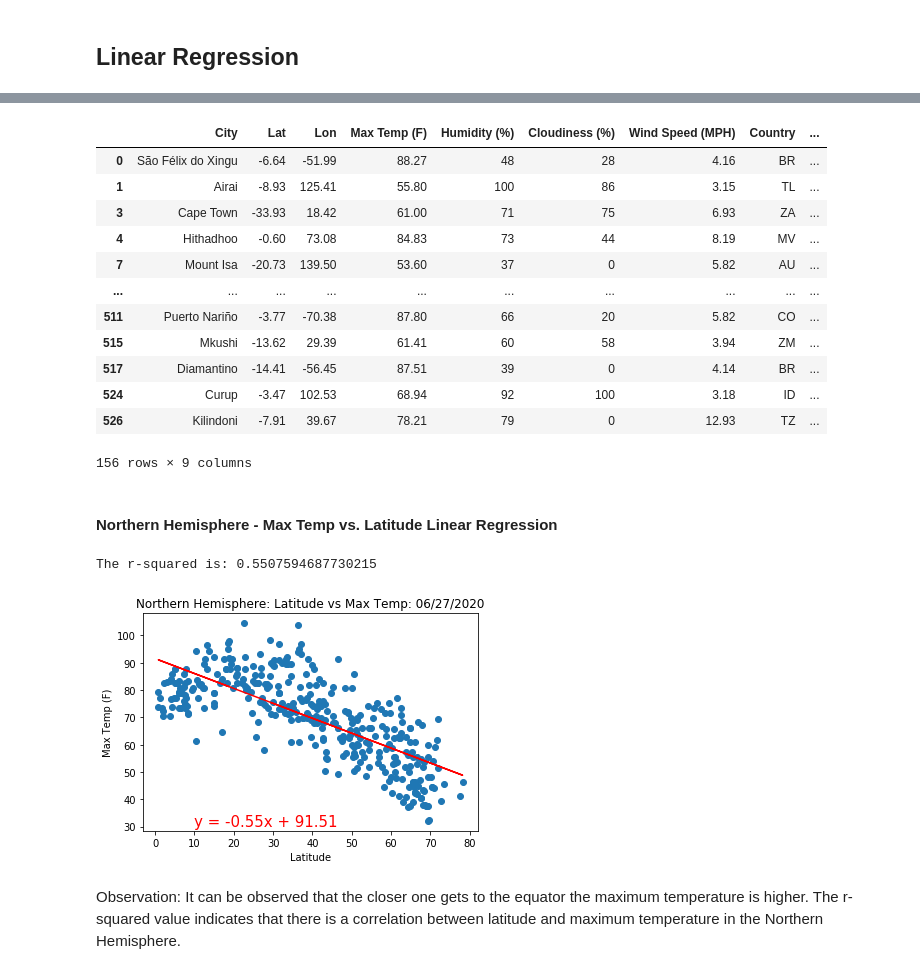
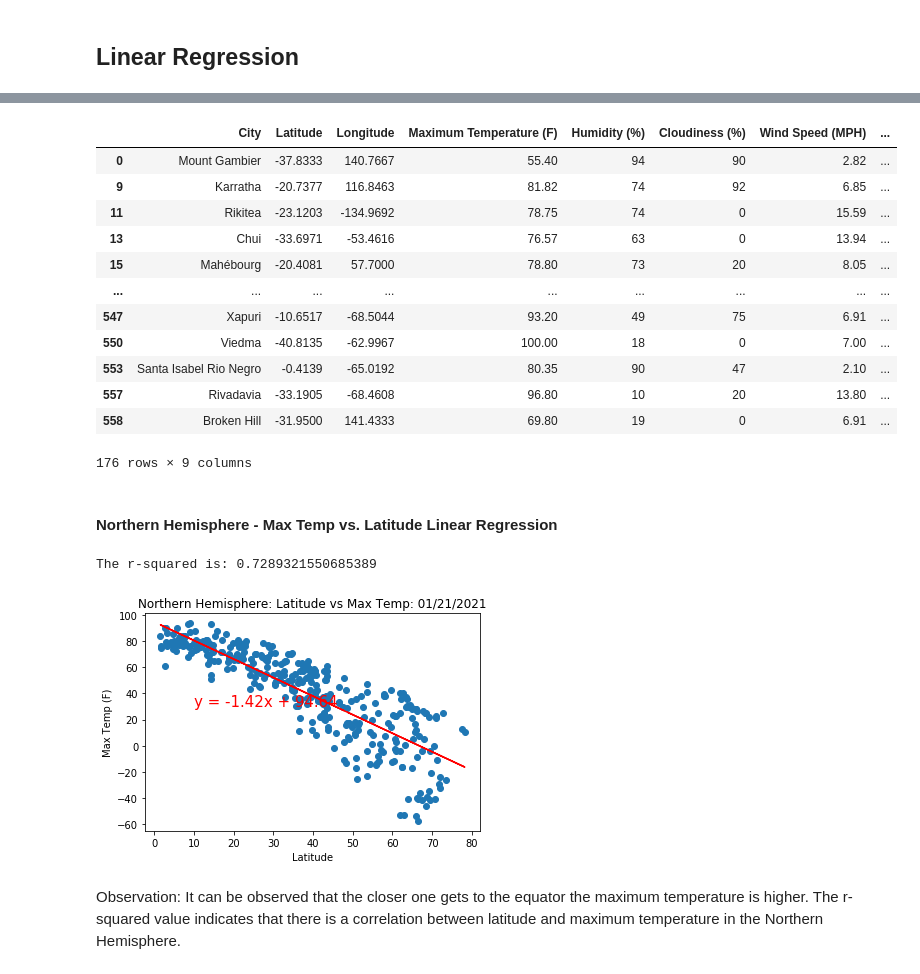
Before and after one commit to swillia75/Latitude_effect_on_weather_conditions_using_pythonapi, a Jupyter notebook: code/WeatherPy.ipynb, the cells around one changed output, grey strips where cells are left out. Cells and saved outputs as stored; diff of their text form; code cells hidden in the pictures.

Commit message:
updated hemispheres vs max temp

```diff
--- a/code/WeatherPy.ipynb
+++ b/code/WeatherPy.ipynb
@@ -381,8 +381,8 @@ The code is analyzing the relationship between cities latitude and their wind sp
 # %%
 # Create Northern and Southern Hemisphere DataFrames
 
-Northern_Hemisphere = weather_data.loc[weather_data["Lat"] > 0]
-Southern_Hemisphere = weather_data.loc[weather_data["Lat"] < 0]
+Northern_Hemisphere = Cleaned_weather_data.loc[Cleaned_weather_data["Latitude"] > 0]
+Southern_Hemisphere = Cleaned_weather_data.loc[Cleaned_weather_data["Latitude"] < 0]
 
 Northern_Hemisphere
 # %% [output]
@@ -402,43 +402,56 @@ Northern_Hemisphere
 # %%
 Southern_Hemisphere
 # %% [output]
-|  | City | Lat | Lon | Max Temp (F) | Humidity (%) | Cloudiness (%) | Wind Speed (MPH) | Country | ... |
-| 0 | São Félix do Xingu | -6.64 | -51.99 | 88.27 | 48 | 28 | 4.16 | BR | ... |
-| 1 | Airai | -8.93 | 125.41 | 55.80 | 100 | 86 | 3.15 | TL | ... |
-| 3 | Cape Town | -33.93 | 18.42 | 61.00 | 71 | 75 | 6.93 | ZA | ... |
-| 4 | Hithadhoo | -0.60 | 73.08 | 84.83 | 73 | 44 | 8.19 | MV | ... |
-| 7 | Mount Isa | -20.73 | 139.50 | 53.60 | 37 | 0 | 5.82 | AU | ... |
-| ... | ... | ... | ... | ... | ... | ... | ... | ... | ... |
-| 511 | Puerto Nariño | -3.77 | -70.38 | 87.80 | 66 | 20 | 5.82 | CO | ... |
-| 515 | Mkushi | -13.62 | 29.39 | 61.41 | 60 | 58 | 3.94 | ZM | ... |
-| 517 | Diamantino | -14.41 | -56.45 | 87.51 | 39 | 0 | 4.14 | BR | ... |
-| 524 | Curup | -3.47 | 102.53 | 68.94 | 92 | 100 | 3.18 | ID | ... |
-| 526 | Kilindoni | -7.91 | 39.67 | 78.21 | 79 | 0 | 12.93 | TZ | ... |
+|  | City | Latitude | Longitude | Maximum Temperature (F) | Humidity (%) | Cloudiness (%) | Wind Speed (MPH) | ... |
+| 0 | Mount Gambier | -37.8333 | 140.7667 | 55.40 | 94 | 90 | 2.82 | ... |
+| 9 | Karratha | -20.7377 | 116.8463 | 81.82 | 74 | 92 | 6.85 | ... |
+| 11 | Rikitea | -23.1203 | -134.9692 | 78.75 | 74 | 0 | 15.59 | ... |
+| 13 | Chui | -33.6971 | -53.4616 | 76.57 | 63 | 0 | 13.94 | ... |
+| 15 | Mahébourg | -20.4081 | 57.7000 | 78.80 | 73 | 20 | 8.05 | ... |
+| ... | ... | ... | ... | ... | ... | ... | ... | ... |
+| 547 | Xapuri | -10.6517 | -68.5044 | 93.20 | 49 | 75 | 6.91 | ... |
+| 550 | Viedma | -40.8135 | -62.9967 | 100.00 | 18 | 0 | 7.00 | ... |
+| 553 | Santa Isabel Rio Negro | -0.4139 | -65.0192 | 80.35 | 90 | 47 | 2.10 | ... |
+| 557 | Rivadavia | -33.1905 | -68.4608 | 96.80 | 10 | 20 | 13.80 | ... |
+| 558 | Broken Hill | -31.9500 | 141.4333 | 69.80 | 19 | 0 | 6.91 | ... |
-156 rows × 9 columns
+176 rows × 9 columns
 # %% [markdown]
 ####  Northern Hemisphere - Max Temp vs. Latitude Linear Regression
 # %%
 # Build a scatter plot for each data type
-#plt.scatter(Northern_Hemisphere["Lat"], Northern_Hemisphere["Max Temp (F)"], marker="o")
+# Print out the r-squared value along with the plot.
 
-# Print out the r-squared value along with the plot.
-x_values = Northern_Hemisphere["Lat"]
-y_values = Northern_Hemisphere["Max Temp (F)"]
+#Set parameters for Linear Regression
+
+x_values = Northern_Hemisphere["Latitude"]
+y_values = Northern_Hemisphere["Maximum Temperature (F)"]
 (slope, intercept, rvalue, pvalue, stderr) = linregress(x_values, y_values)
 regress_values = x_values * slope + intercept
 line_eq = "y = " + str(round(slope,2)) + "x + " + str(round(intercept,2))
+
+#Create scatter plot
+
 plt.scatter(x_values,y_values)
+
+#create regression line
+
 plt.plot(x_values,regress_values,"r-")
 plt.annotate(line_eq,(10,30),fontsize=15,color="red")
+
+# Create labels for plot
+
 plt.title("Northern Hemisphere: Latitude vs Max Temp:" + " " + date_of_analysis)
 plt.xlabel('Latitude')
 plt.ylabel('Max Temp (F)')
+
+#Print r^2 value
+
 print(f"The r-squared is: {rvalue**2}")
 plt.savefig("Northern Hemisphere: Latitude vs Max Temp.png")
 plt.show()
 # %% [output]
-The r-squared is: 0.5507594687730215
+The r-squared is: 0.7289321550685389
-[figure, old version]
+[figure, new version]
 # %% [markdown]
 Observation:
 It can be observed that the closer one gets to the equator the maximum temperature is higher. The r-squared value indicates
```
Also changed, not shown: parts of 2 cells of this notebook, 2 other files.
